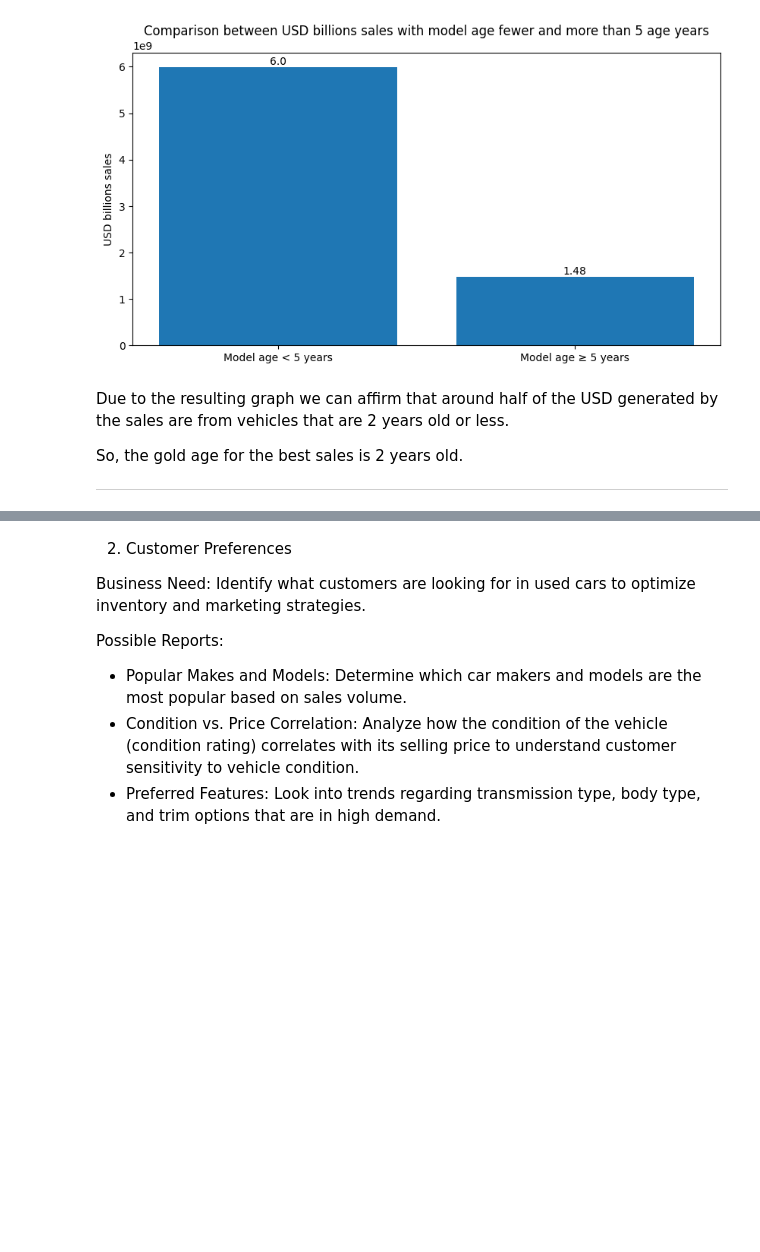
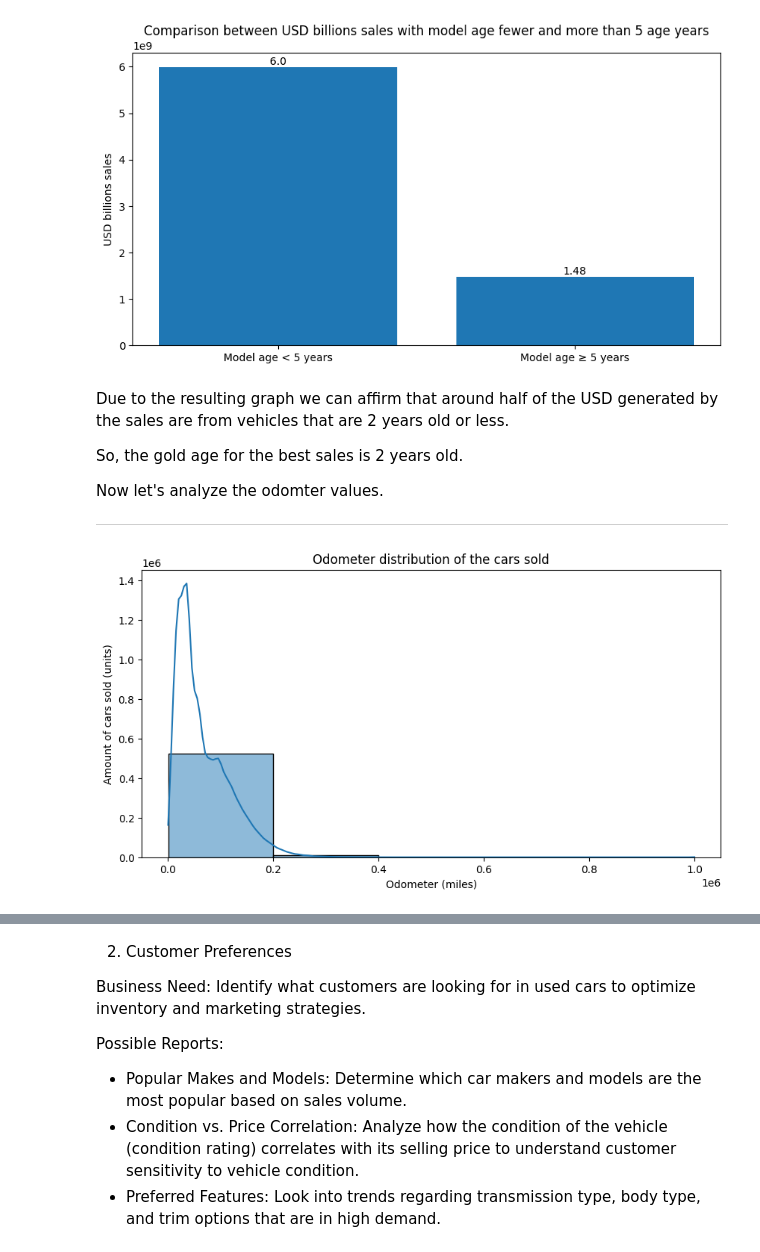
Before and after one commit to wizard86pz/cars_sales_us, a Jupyter notebook: ETL_cars.ipynb, the cells around one changed output, grey strips where cells are left out. Cells and saved outputs as stored; diff of their text form; code cells hidden in the pictures; blank space fills up the shorter version.

```diff
--- a/ETL_cars.ipynb
+++ b/ETL_cars.ipynb
@@ -628,4 +629,16 @@ Due to the resulting graph we can affirm that around half of the USD generated b
 
 So, the gold age for the best sales is 2 years old.
 
+Now let's analyze the odomter values.
+
 ---
+# %%
+#let's evaluate the odometer distribution of the cars sold
+plt.figure(figsize=(10,5))
+sns.histplot(df_clean['odometer'], bins=5, kde=True)
+plt.title('Odometer distribution of the cars sold')
+plt.xlabel('Odometer (miles)')
+plt.ylabel('Amount of cars sold (units)')
+plt.show()
+# %% [output]
+[figure, added]
```
Also changed, not shown: parts of 7 cells of this notebook, 2 other files.
